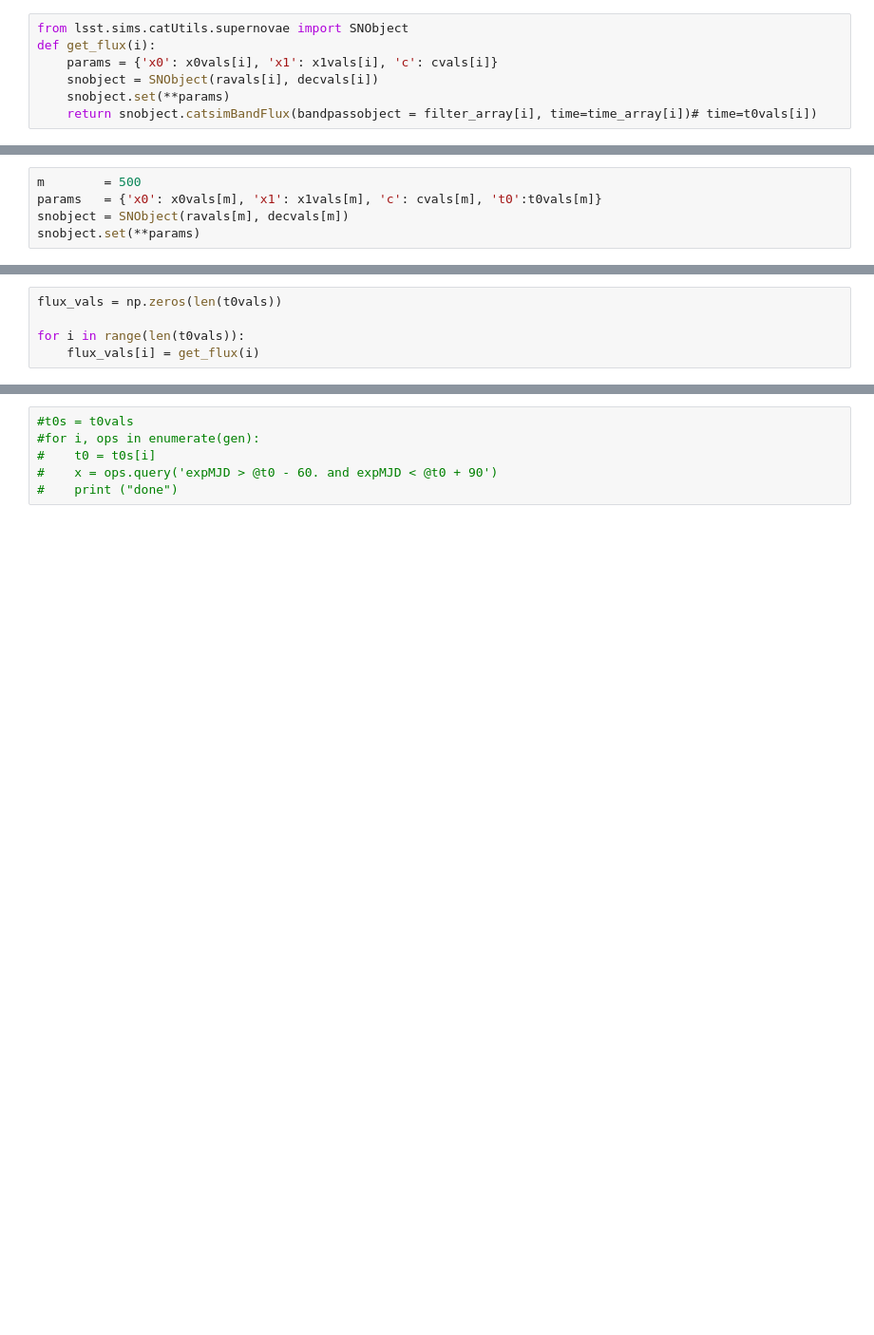
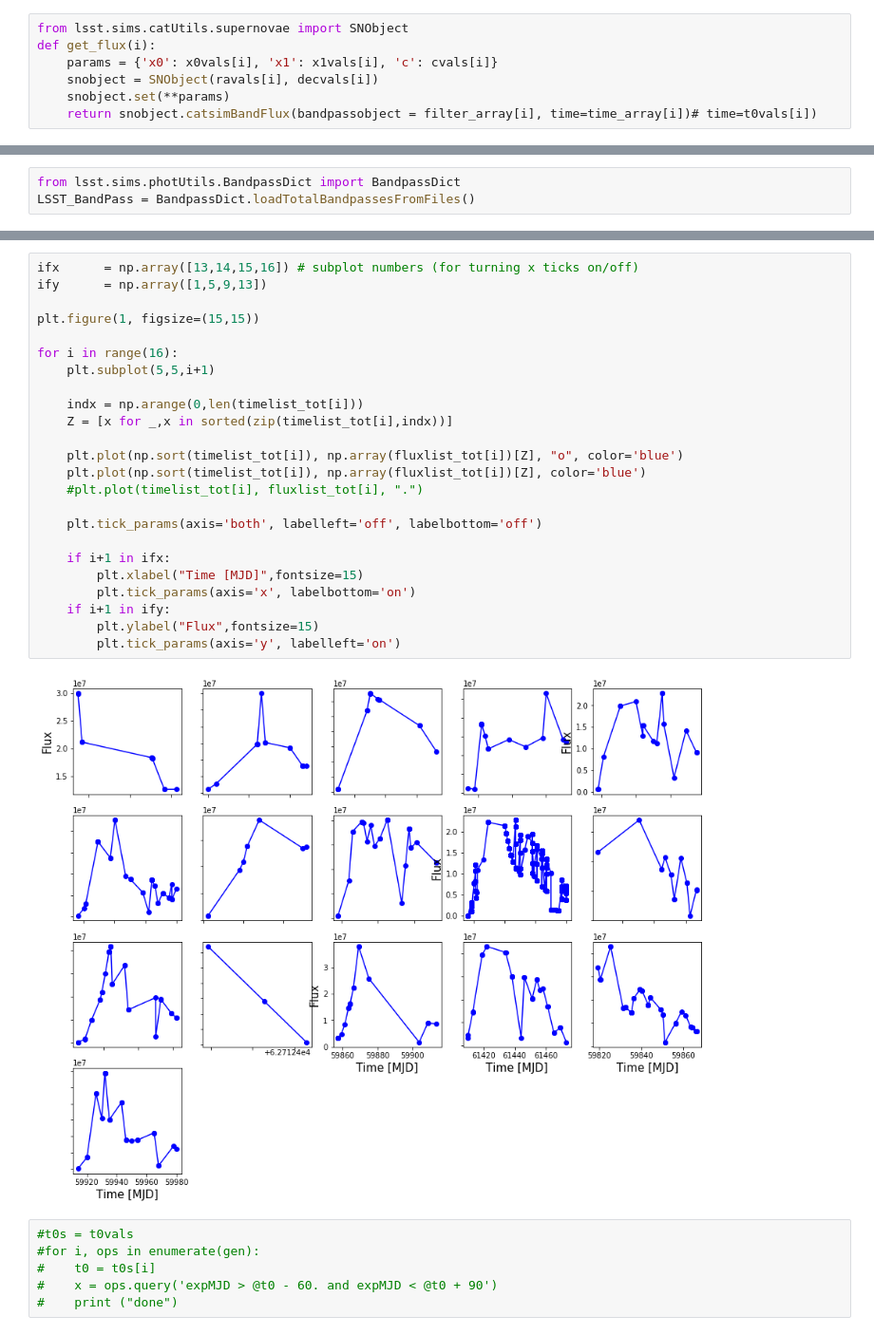
Before and after one commit to Andromedanita/vpec_sn_hack, a Jupyter notebook: Notebooks/Choosing_OpSim_rows.ipynb, the cells around one changed output, grey strips where cells are left out. Shown at 95% size. Saved outputs shown, nothing was run; the diff lists cells and outputs as text; blank space fills up the shorter version.

Commit message:
Finds times close to observation and calculates fluxes of those that are nonzero

```diff
--- a/Notebooks/Choosing_OpSim_rows.ipynb
+++ b/Notebooks/Choosing_OpSim_rows.ipynb
@@ -217,5 +171,0 @@ valsff.max()
-# %%
-m        = 500
-params   = {'x0': x0vals[m], 'x1': x1vals[m], 'c': cvals[m], 't0':t0vals[m]}
-snobject = SNObject(ravals[m], decvals[m])
-snobject.set(**params)
@@ -286,5 +172,3 @@ effect (name='mw' frame='obs'):
-# %%
-flux_vals = np.zeros(len(t0vals))
-
-for i in range(len(t0vals)):
-    flux_vals[i] = get_flux(i)
+# %%
+from lsst.sims.photUtils.BandpassDict import BandpassDict
+LSST_BandPass = BandpassDict.loadTotalBandpassesFromFiles()
@@ -291,3 +198,29 @@ for i in range(len(t0vals)):
+# %%
+ifx      = np.array([13,14,15,16]) # subplot numbers (for turning x ticks on/off)
+ify      = np.array([1,5,9,13])
+
+plt.figure(1, figsize=(15,15))
+
+for i in range(16):
+    plt.subplot(5,5,i+1)
+
+    indx = np.arange(0,len(timelist_tot[i]))
+    Z = [x for _,x in sorted(zip(timelist_tot[i],indx))]
+
+    plt.plot(np.sort(timelist_tot[i]), np.array(fluxlist_tot[i])[Z], "o", color='blue')
+    plt.plot(np.sort(timelist_tot[i]), np.array(fluxlist_tot[i])[Z], color='blue')
+    #plt.plot(timelist_tot[i], fluxlist_tot[i], ".")
+
+    plt.tick_params(axis='both', labelleft='off', labelbottom='off')
+
+    if i+1 in ifx:
+        plt.xlabel("Time [MJD]",fontsize=15)
+        plt.tick_params(axis='x', labelbottom='on')
+    if i+1 in ify:
+        plt.ylabel("Flux",fontsize=15)
+        plt.tick_params(axis='y', labelleft='on')
+# %% [output]
+[figure, added]
 # %%
 #t0s = t0vals
 #for i, ops in enumerate(gen):
```
Also changed, not shown: parts of 32 cells of this notebook.
